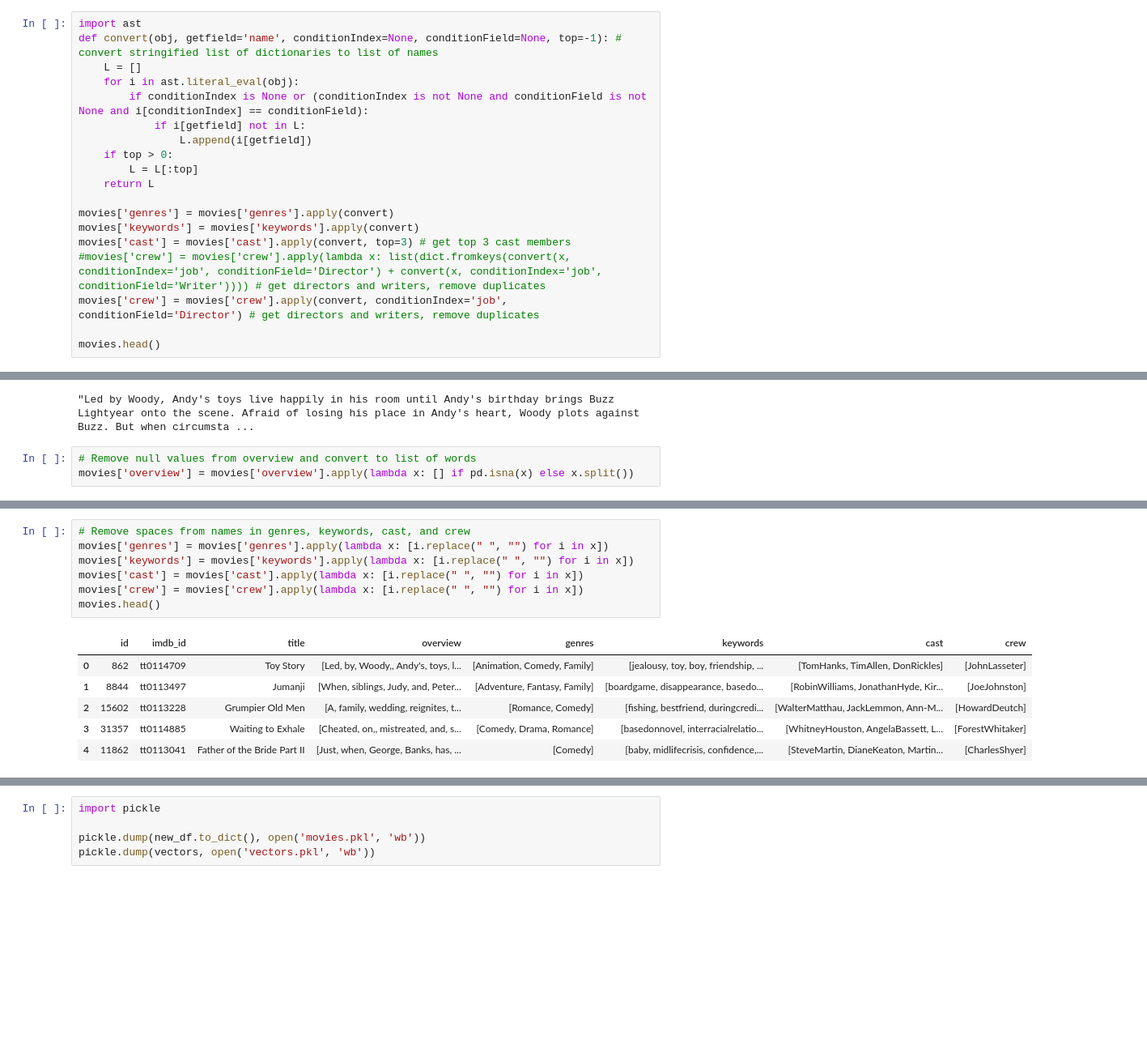
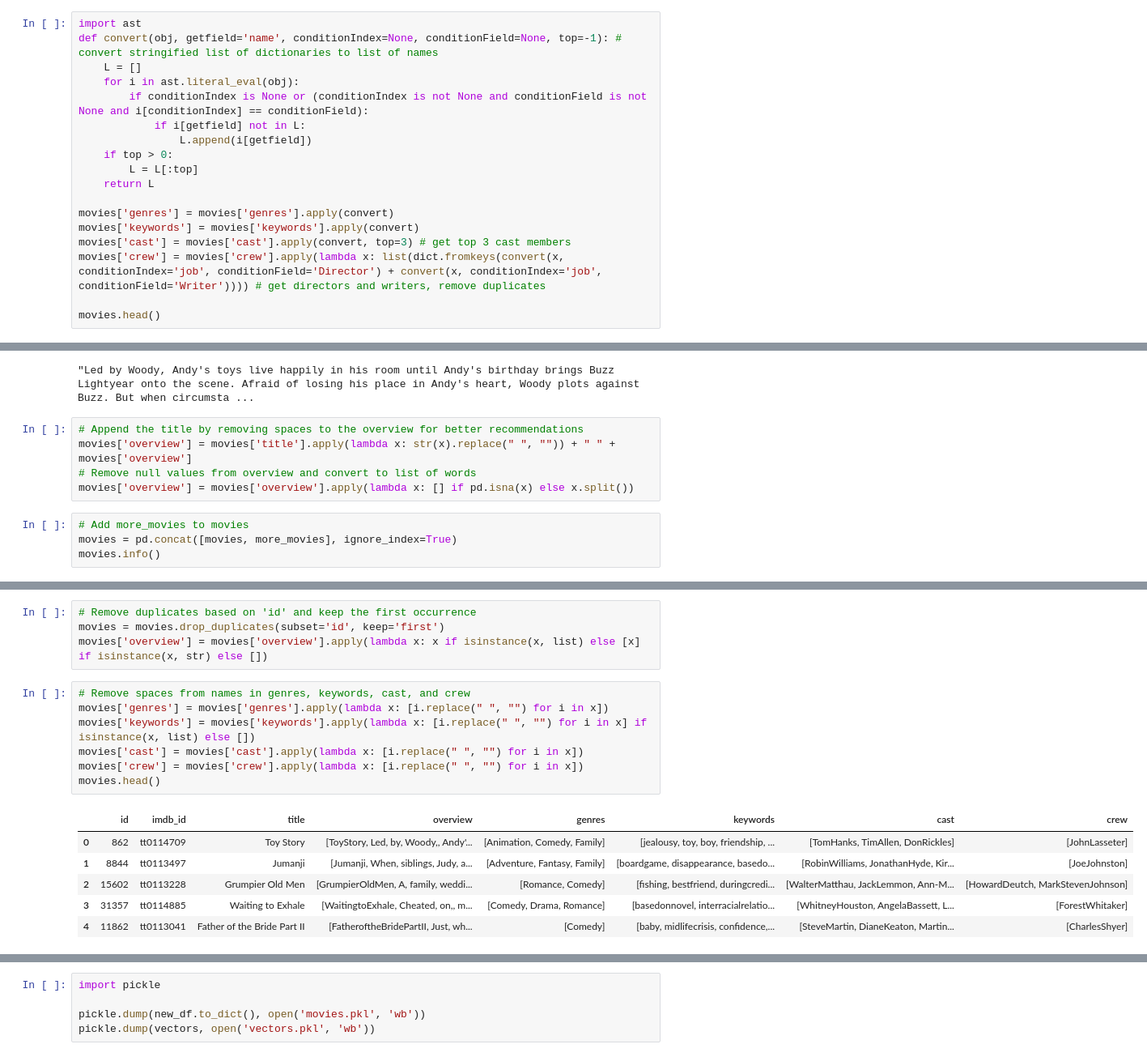
Before and after one commit to zakriamansoor47/Movie-Recommender-System, a Jupyter notebook: Movie Recommender System.ipynb, the cells around one changed output, grey strips where cells are left out. Shown at 81% size. Drawn from its saved outputs; the diff is of its cells as text; blank space fills up the shorter version.

```diff
--- a/Movie Recommender System.ipynb
+++ b/Movie Recommender System.ipynb
@@ -66,8 +78,7 @@ def convert(obj, getfield='name', conditionIndex=None, conditionField=None, top=
 movies['genres'] = movies['genres'].apply(convert)
 movies['keywords'] = movies['keywords'].apply(convert)
 movies['cast'] = movies['cast'].apply(convert, top=3) # get top 3 cast members
-#movies['crew'] = movies['crew'].apply(lambda x: list(dict.fromkeys(convert(x, conditionIndex='job', conditionField='Director') + convert(x, conditionIndex='job', conditionField='Writer')))) # get directors and writers, remove duplicates
-movies['crew'] = movies['crew'].apply(convert, conditionIndex='job', conditionField='Director') # get directors and writers, remove duplicates
+movies['crew'] = movies['crew'].apply(lambda x: list(dict.fromkeys(convert(x, conditionIndex='job', conditionField='Director') + convert(x, conditionIndex='job', conditionField='Writer')))) # get directors and writers, remove duplicates
 
 movies.head()
 # %% [output]
@@ -82,5 +101,11 @@ movies['overview'][0]
 # %% [output]
 "Led by Woody, Andy's toys live happily in his room until Andy's birthday brings Buzz Lightyear onto the scene. Afraid of losing his place in Andy's heart, Woody plots against Buzz. But when circumsta ...
 # %%
+# Append the title by removing spaces to the overview for better recommendations
+movies['overview'] = movies['title'].apply(lambda x: str(x).replace(" ", "")) + " " + movies['overview']
 # Remove null values from overview and convert to list of words
 movies['overview'] = movies['overview'].apply(lambda x: [] if pd.isna(x) else x.split())
+# %%
+# Add more_movies to movies
+movies = pd.concat([movies, more_movies], ignore_index=True)
+movies.info()
@@ -87,15 +134,19 @@ movies['overview'] = movies['overview'].apply(lambda x: [] if pd.isna(x) else x.
+# %%
+# Remove duplicates based on 'id' and keep the first occurrence
+movies = movies.drop_duplicates(subset='id', keep='first')
+movies['overview'] = movies['overview'].apply(lambda x: x if isinstance(x, list) else [x] if isinstance(x, str) else [])
 # %%
 # Remove spaces from names in genres, keywords, cast, and crew
 movies['genres'] = movies['genres'].apply(lambda x: [i.replace(" ", "") for i in x])
-movies['keywords'] = movies['keywords'].apply(lambda x: [i.replace(" ", "") for i in x])
+movies['keywords'] = movies['keywords'].apply(lambda x: [i.replace(" ", "") for i in x] if isinstance(x, list) else [])
 movies['cast'] = movies['cast'].apply(lambda x: [i.replace(" ", "") for i in x])
 movies['crew'] = movies['crew'].apply(lambda x: [i.replace(" ", "") for i in x])
 movies.head()
 # %% [output]
 |  | id | imdb_id | title | overview | genres | keywords | cast | crew |
-| 0 | 862 | tt0114709 | Toy Story | [Led, by, Woody,, Andy's, toys, l... | [Animation, Comedy, Family] | [jealousy, toy, boy, friendship, ... | [TomHanks, TimAllen, DonRickles] | [JohnLasseter] |
-| 1 | 8844 | tt0113497 | Jumanji | [When, siblings, Judy, and, Peter... | [Adventure, Fantasy, Family] | [boardgame, disappearance, basedo... | [RobinWilliams, JonathanHyde, Kir... | [JoeJohnston] |
-| 2 | 15602 | tt0113228 | Grumpier Old Men | [A, family, wedding, reignites, t... | [Romance, Comedy] | [fishing, bestfriend, duringcredi... | [WalterMatthau, JackLemmon, Ann-M... | [HowardDeutch] |
-| 3 | 31357 | tt0114885 | Waiting to Exhale | [Cheated, on,, mistreated, and, s... | [Comedy, Drama, Romance] | [basedonnovel, interracialrelatio... | [WhitneyHouston, AngelaBassett, L... | [ForestWhitaker] |
-| 4 | 11862 | tt0113041 | Father of the Bride Part II | [Just, when, George, Banks, has, ... | [Comedy] | [baby, midlifecrisis, confidence,... | [SteveMartin, DianeKeaton, Martin... | [CharlesShyer] |
+| 0 | 862 | tt0114709 | Toy Story | [ToyStory, Led, by, Woody,, Andy'... | [Animation, Comedy, Family] | [jealousy, toy, boy, friendship, ... | [TomHanks, TimAllen, DonRickles] | [JohnLasseter] |
+| 1 | 8844 | tt0113497 | Jumanji | [Jumanji, When, siblings, Judy, a... | [Adventure, Fantasy, Family] | [boardgame, disappearance, basedo... | [RobinWilliams, JonathanHyde, Kir... | [JoeJohnston] |
+| 2 | 15602 | tt0113228 | Grumpier Old Men | [GrumpierOldMen, A, family, weddi... | [Romance, Comedy] | [fishing, bestfriend, duringcredi... | [WalterMatthau, JackLemmon, Ann-M... | [HowardDeutch, MarkStevenJohnson] |
+| 3 | 31357 | tt0114885 | Waiting to Exhale | [WaitingtoExhale, Cheated, on,, m... | [Comedy, Drama, Romance] | [basedonnovel, interracialrelatio... | [WhitneyHouston, AngelaBassett, L... | [ForestWhitaker] |
+| 4 | 11862 | tt0113041 | Father of the Bride Part II | [FatheroftheBridePartII, Just, wh... | [Comedy] | [baby, midlifecrisis, confidence,... | [SteveMartin, DianeKeaton, Martin... | [CharlesShyer] |
 # %%
```
Also changed, not shown: parts of 20 cells of this notebook, 5 other files.
